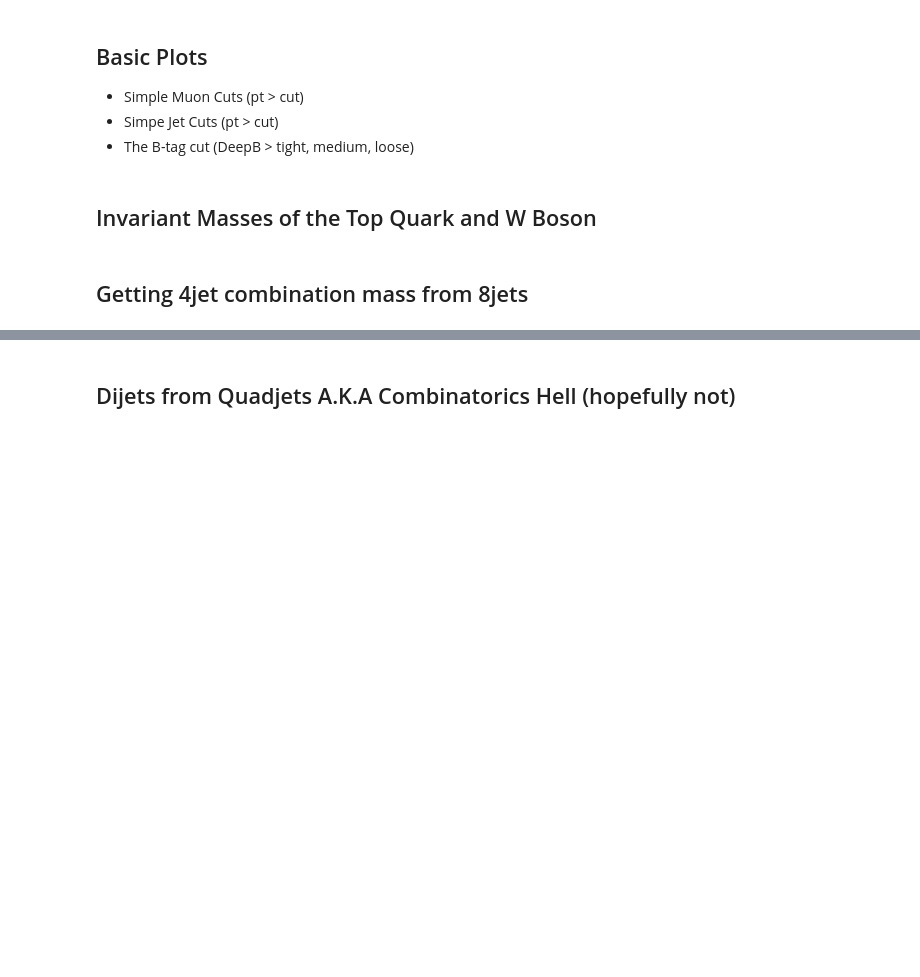
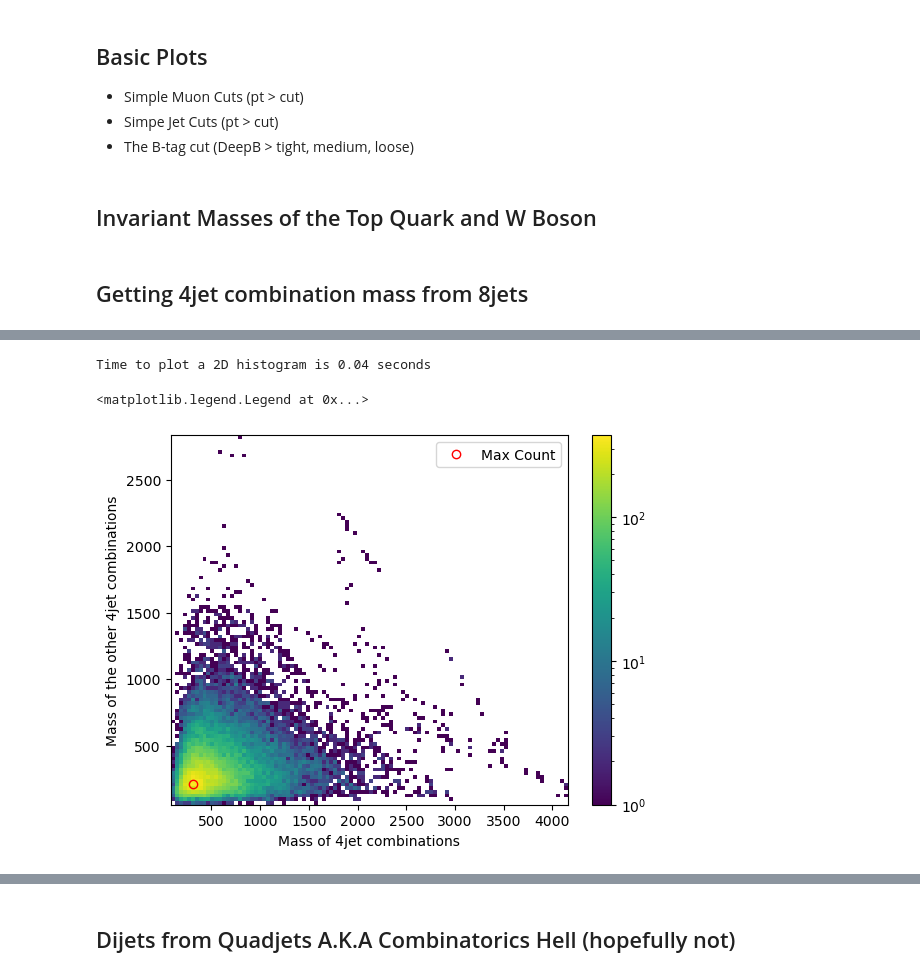
Before and after one commit to mattbellis/CMS-top-BNV2, a Jupyter notebook: analysis_template_Samyak.ipynb, the cells around one changed output, grey strips where cells are left out. Saved outputs shown, nothing was run; the diff lists cells and outputs as text; code cells hidden in the pictures; blank space fills up the shorter version.

```diff
--- a/analysis_template_Samyak.ipynb
+++ b/analysis_template_Samyak.ipynb
@@ -564,16 +582,20 @@ import matplotlib.colors as colors
 # %%
 start_time = time.time()
-counts, xedges, yedges, _ = plt.hist2d(ak.flatten(combocombo1).to_list(), ak.flatten(combocombo2).to_list(),bins=100)
+counts, xedges, yedges, _ = plt.hist2d(ak.flatten(combocombo1).to_list(), ak.flatten(combocombo2).to_list(),bins=100, norm=colors.LogNorm())
 i, j = np.unravel_index(np.argmax(counts), counts.shape)
 x_peak = (xedges[i] + xedges[i+1])/2
 y_peak = (yedges[j] + yedges[j+1])/2
 plt.plot(x_peak, y_peak,"ro", markerfacecolor="none",label="Max Count")
 plt.colorbar()
 plt.xlabel("Mass of 4jet combinations")
 plt.ylabel("Mass of the other 4jet combinations")
 print(f'Time to plot a 2D histogram is {time.time() - start_time:.2f} seconds')
 plt.legend()
 #plt.ylim(0,1250)
 #plt.xlim(0,1250)
+# %% [output]
+Time to plot a 2D histogram is 0.04 seconds
+<matplotlib.legend.Legend at 0x...>
+[figure, added]
 # %%
 len(ak.flatten(combocombo1))
```
Also changed, not shown: parts of 32 cells of this notebook.
